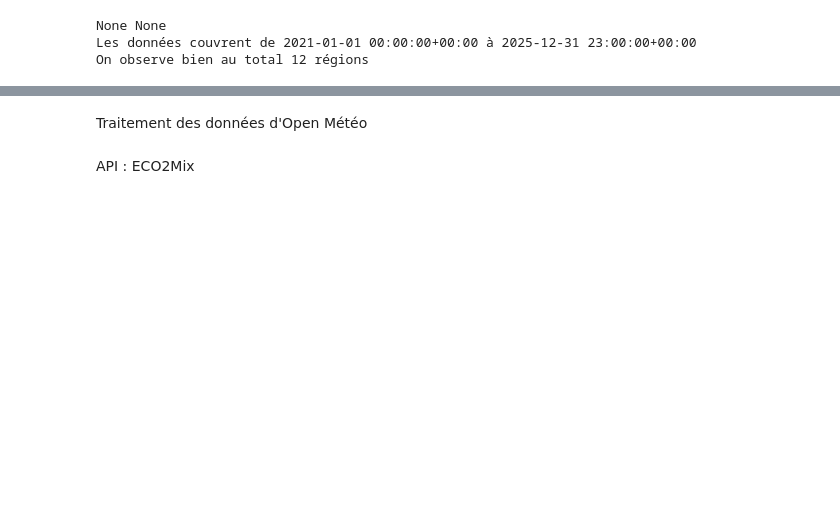
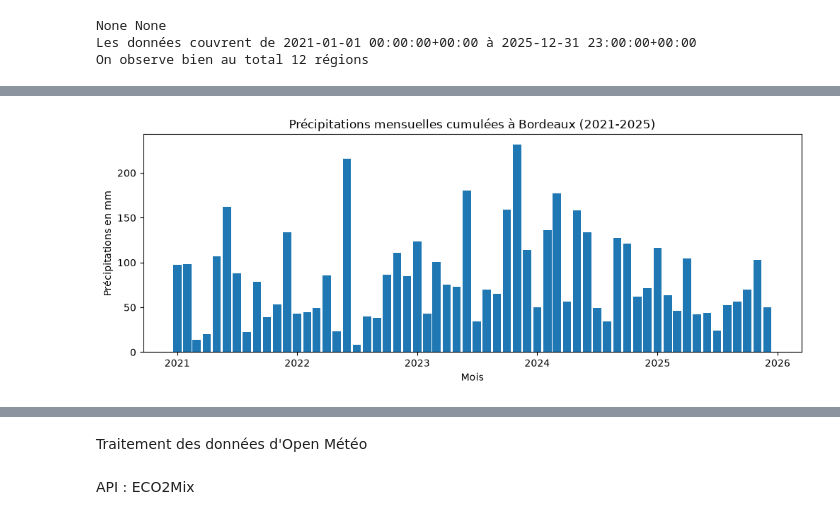
Before and after one commit to Cherif-git-code/Projet-Python-2026-2027, a Jupyter notebook: Rendu_final.ipynb, the cells around one changed output, grey strips where cells are left out. Drawn from its saved outputs; the diff is of its cells as text; code cells hidden in the pictures; blank space fills up the shorter version.

```diff
--- a/Rendu_final.ipynb
+++ b/Rendu_final.ipynb
@@ -41,7 +41,11 @@ None None
 Les données couvrent de 2021-01-01 00:00:00+00:00 à 2025-12-31 23:00:00+00:00
 On observe bien au total 12 régions
 # %%
+from src.meteo import preparer_meteo
 #Les données sont globalement déjà propres
-print(meteo_pur.isna().sum(),meteo_pur.duplicated(["ville", "time"]).sum())
+print("pour chaque variable, on vérifie bien qu'on a toutes les observations", meteo_pur.isna().sum(), "puis combien de doublon il y a",meteo_pur.duplicated(["ville", "time"]).sum())
 #Les noms de colonnes sont également assez explicites donc on a pas vraiment trouvé d'intérêt à les renommer.
+
+meteo = preparer_meteo(meteo_pur)
+meteo.head()
 # %% [output]
@@ -58,0 +73,17 @@ Rapide exploration des données brutes d'Open Meteo
+# %%
+import matplotlib.pyplot as plt
+import src.meteo
+from src.meteo import cumul_mensuel
+
+
+ville = "bordeaux"
+pluie = cumul_mensuel(meteo, ville)
+
+fig, ax = plt.subplots(figsize=(12, 4))
+ax.bar(pluie.index, pluie.values, width=25)
+ax.set_title(f"Précipitations mensuelles cumulées à {ville.capitalize()} (2021-2025)")
+ax.set_xlabel("Mois")
+ax.set_ylabel("Précipitations en mm")
+plt.show()
+# %% [output]
+[figure, added]
```
Also changed, not shown: parts of 13 cells of this notebook.
